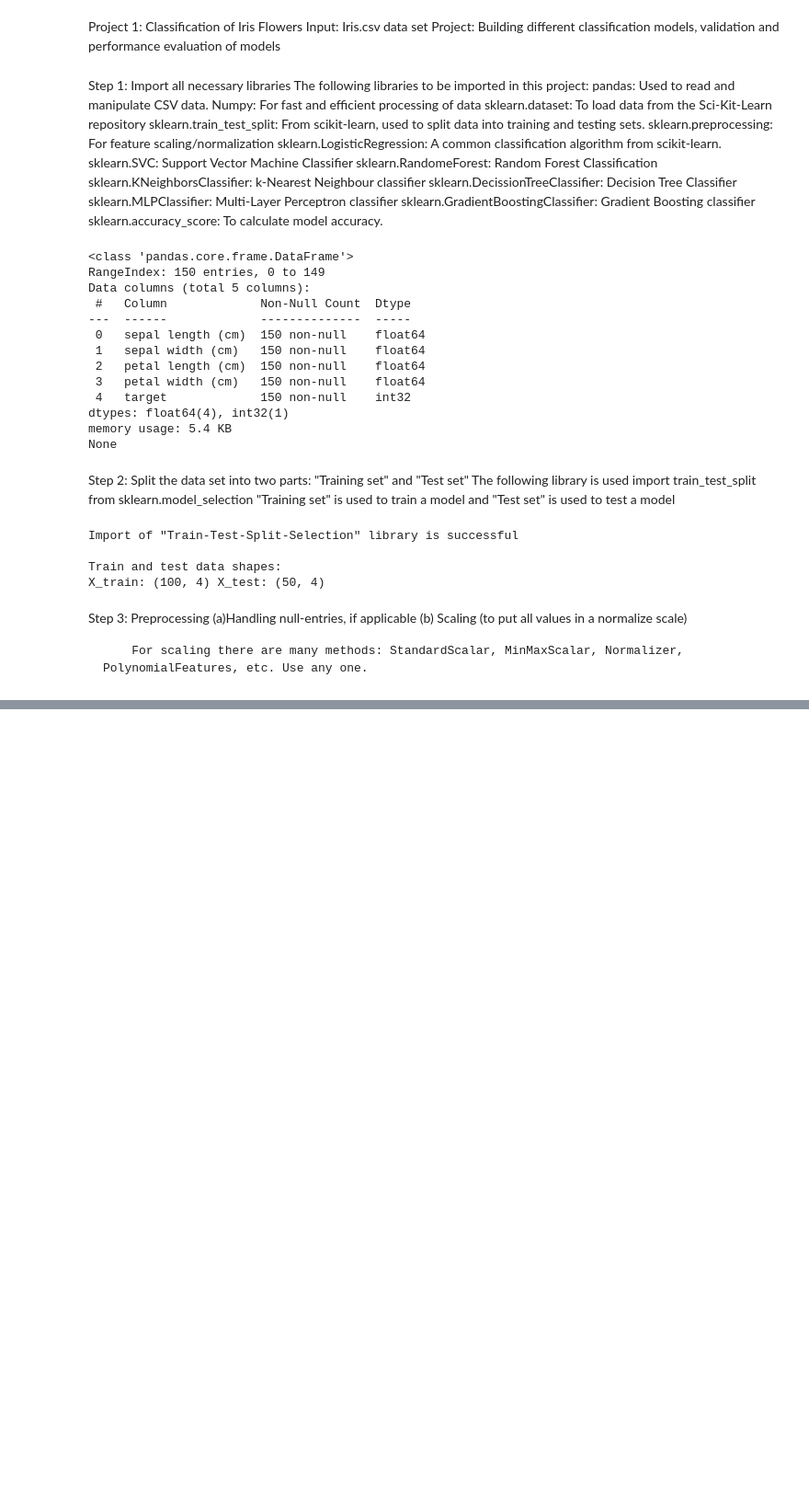
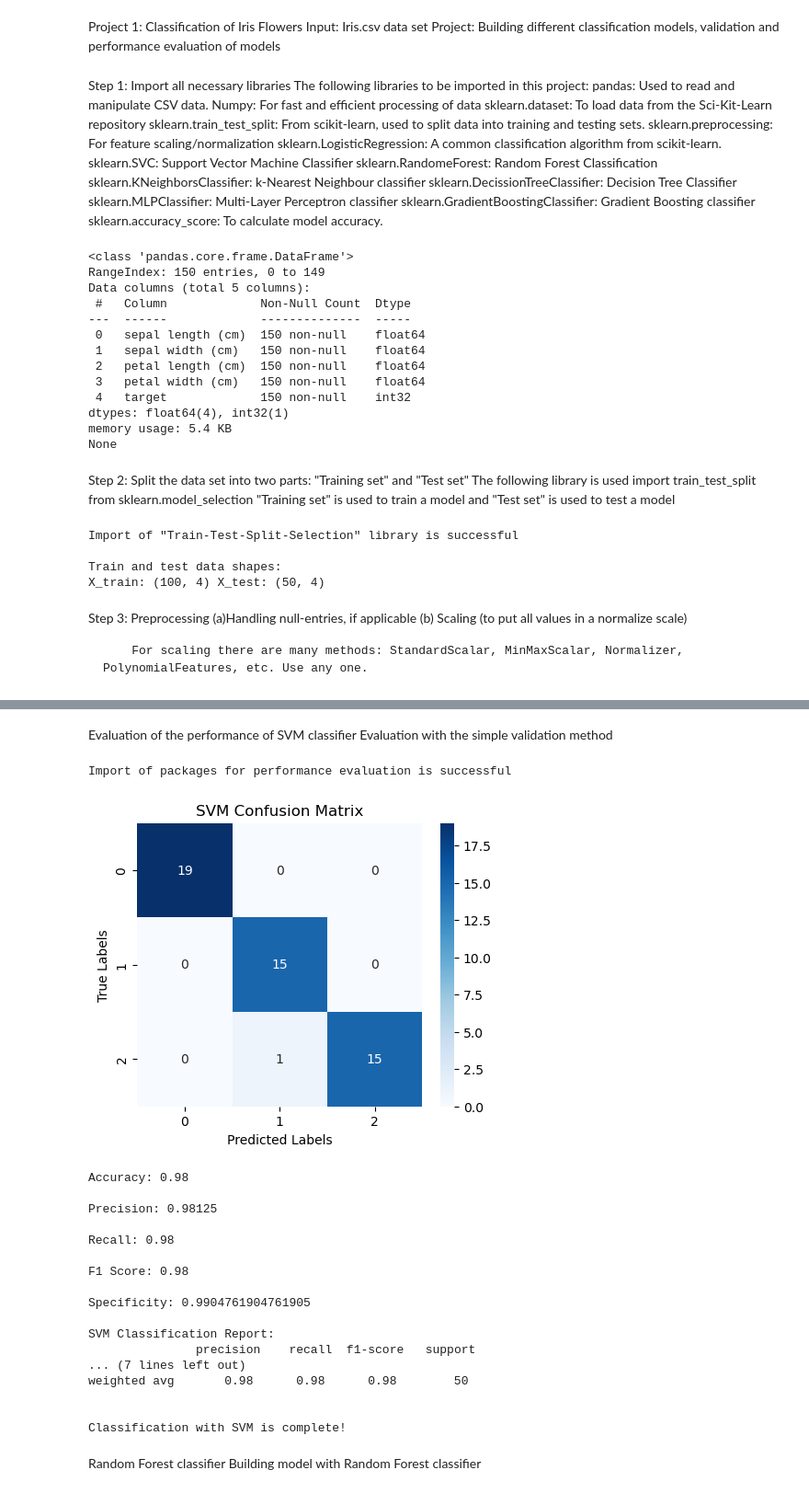
Before and after one commit to abhinavteja2005/Python-lab, a Jupyter notebook: Python lab 4/project_1.ipynb, the cells around one changed output, grey strips where cells are left out. Shown: that part at 92% size. Saved outputs shown, nothing was run; the diff lists cells and outputs as text; code cells hidden in the pictures; blank space fills up the shorter version.

Commit message:
Covered Classification algorithms

```diff
--- a/Python lab 4/project_1.ipynb
+++ b/Python lab 4/project_1.ipynb
@@ -189,0 +263,78 @@ Min-Max Scaled Data (First 5 rows):
+# %% [markdown]
+Evaluation of the performance of SVM classifier
+    Evaluation with the simple validation method
+# %%
+# Import evaluation metrics
+from sklearn.metrics import confusion_matrix, accuracy_score, precision_score, recall_score, f1_score, roc_auc_score, classification_report
+import seaborn as sns                      # Data visualization
+import matplotlib.pyplot as plt            # Graph plotting
+import numpy as np                         # Numerical operations
+
+print("Import of packages for performance evaluation is successful\n")
+
+# Define function to plot a confusion matrix
+def plot_confusion_matrix(y_true, y_pred, title="Confusion Matrix"):
+    conf_matrix = confusion_matrix(y_true, y_pred)  # Compute confusion matrix
+    plt.figure(figsize=(5, 4))
+    sns.heatmap(conf_matrix, annot=True, fmt='d', cmap='Blues', xticklabels=np.unique(y_true), yticklabels=np.unique(y_true))
+    plt.xlabel('Predicted Labels')
+    plt.ylabel('True Labels')
+    plt.title(title)
+    plt.show()
+
+# Plot confusion matrix
+plot_confusion_matrix(y_test, svm_predictions, "SVM Confusion Matrix")
+
+# Accuracy: (TP+TN)/(TP+TN+FP+FN)
+svm_accuracy = accuracy_score(y_test, svm_predictions)
+print("\nAccuracy:", svm_accuracy)
+
+# Precision: TP / (TP + FP)
+svm_precision = precision_score(y_test, svm_predictions, average="weighted")
+print("\nPrecision:", svm_precision)
+
+# Recall: TP / (TP + FN)
+svm_recall = recall_score(y_test, svm_predictions, average="weighted")
+print("\nRecall:", svm_recall)
+
+# F1-score: Harmonic mean of Precision and Recall
+svm_f1 = f1_score(y_test, svm_predictions, average="weighted")
+print("\nF1 Score:", svm_f1)
+
+# Specificity calculation
+cm = confusion_matrix(y_test, svm_predictions)
+specificity = []
+for i in range(len(cm)):
+    tn = np.sum(cm) - np.sum(cm[i, :]) - np.sum(cm[:, i]) + cm[i, i]
+    fp = np.sum(cm[:, i]) - cm[i, i]
+    specificity.append(tn / (tn + fp))
+svm_specificity = np.mean(specificity)
+print("\nSpecificity:", svm_specificity)
+
+# Classification Report
+print("\nSVM Classification Report:\n", classification_report(y_test, svm_predictions))
+
+print("\nClassification with SVM is complete!")
+# %% [output]
+Import of packages for performance evaluation is successful
+[figure, added]
+Accuracy: 0.98
+
+Precision: 0.98125
+
+Recall: 0.98
+
+F1 Score: 0.98
+
+Specificity: 0.9904761904761905
+
+SVM Classification Report:
+               precision    recall  f1-score   support
+... (7 lines left out)
+weighted avg       0.98      0.98      0.98        50
+
+
+Classification with SVM is complete!
+# %% [markdown]
+Random Forest classifier
+Building model with Random Forest classifier
```
Also changed, not shown: parts of 30 cells of this notebook, 1 other file.
